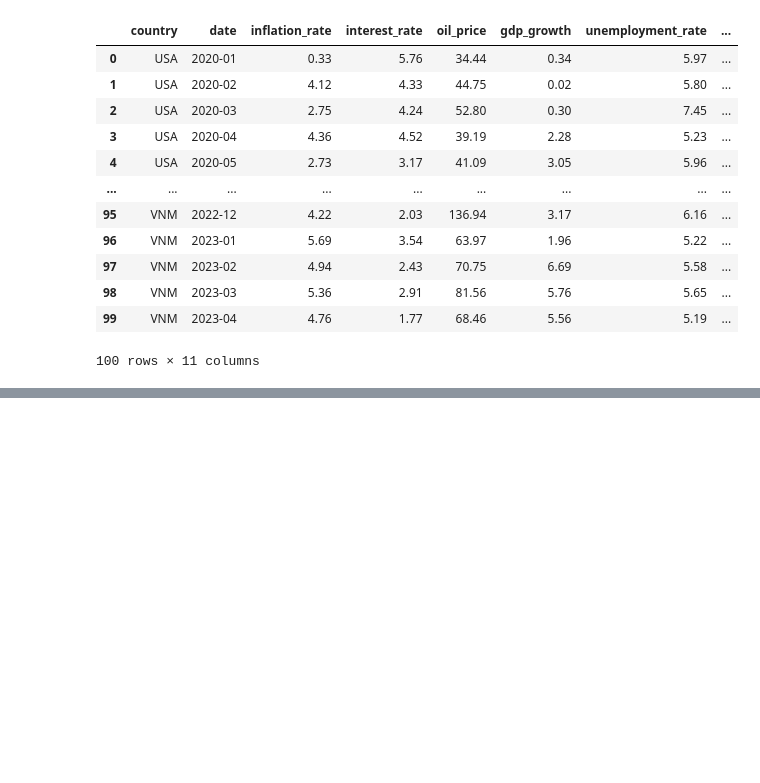
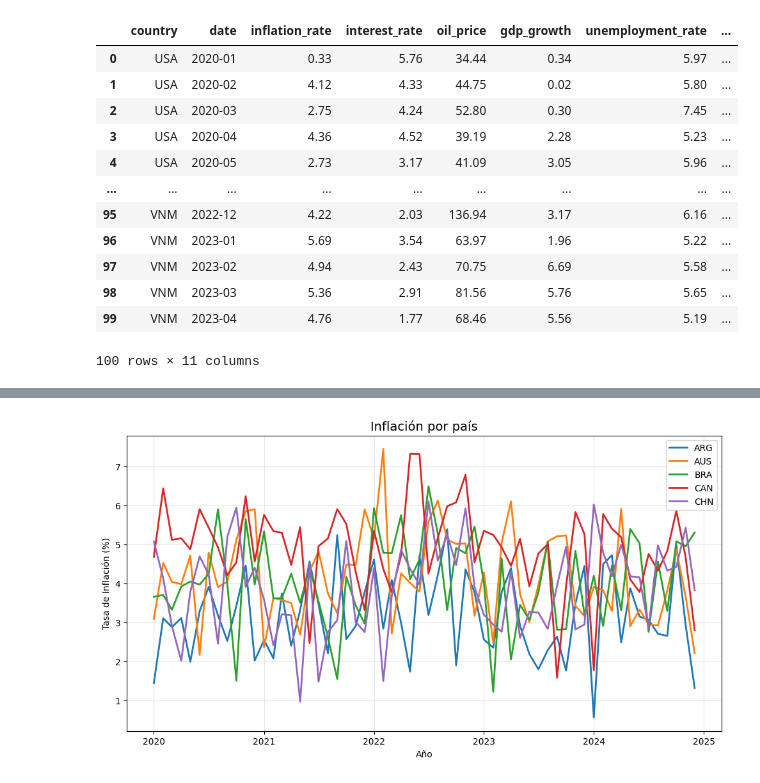
Before and after one commit to JayRiv25/InflacionCOVID, a Jupyter notebook: Inflación_Post_COVID.ipynb, the cells around one changed output, grey strips where cells are left out. Saved outputs shown, nothing was run; the diff lists cells and outputs as text; code cells hidden in the pictures; blank space fills up the shorter version.

```diff
--- a/Inflación_Post_COVID.ipynb
+++ b/Inflación_Post_COVID.ipynb
@@ -66,0 +121,19 @@ len(cnum)
+# %%
+#Inflación por país
+df_plot = df.groupby(['country', 'date'], as_index=False)['inflation_rate'].mean()
+top_countries = df_plot['country'].value_counts().index[:5]
+
+plt.figure(figsize=(12,6))
+
+for c in top_countries:
+    temp = df_plot[df_plot['country'] == c]
+    plt.plot(temp['date'], temp['inflation_rate'], linewidth=2)
+
+plt.title("Inflación por país", fontsize=14)
+plt.xlabel("Año")
+plt.ylabel("Tasa de Inflación (%)")
+plt.legend(top_countries)
+plt.grid(True, alpha=0.3)
+plt.show()
+# %% [output]
+[figure, added]
```
Also changed, not shown: parts of 14 cells of this notebook.
